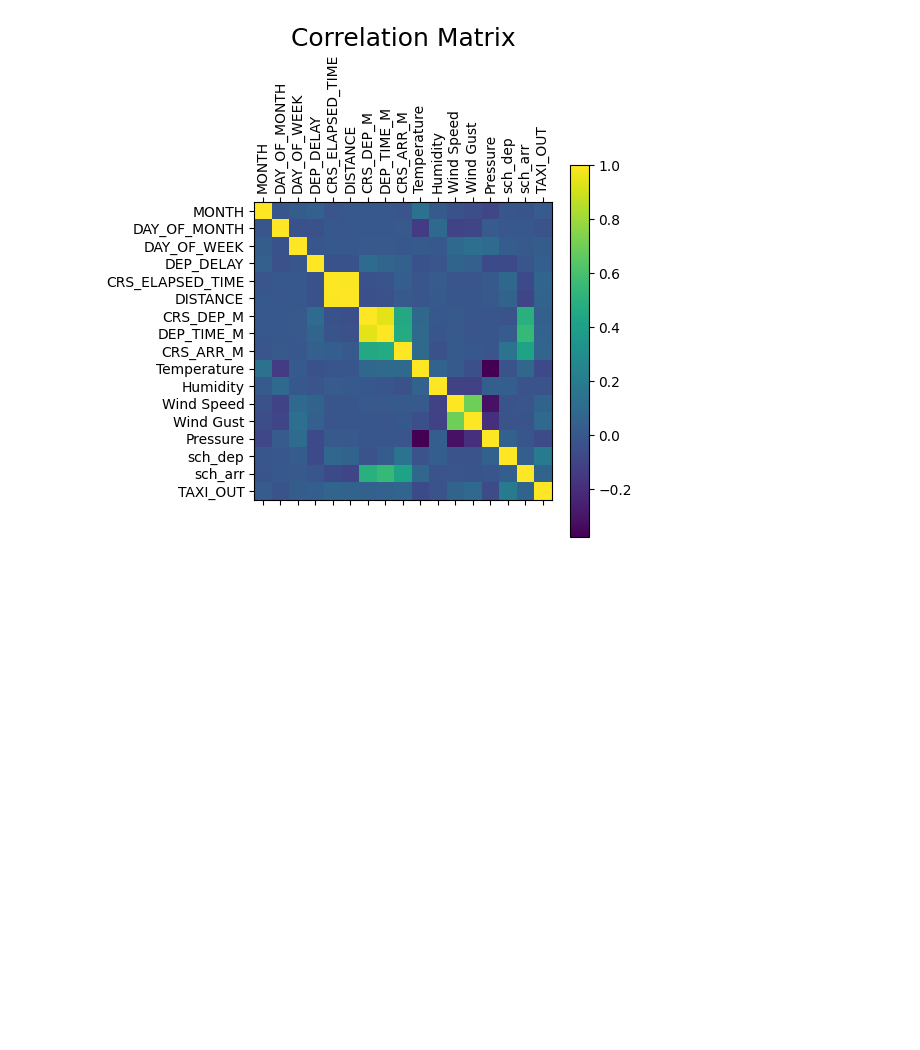
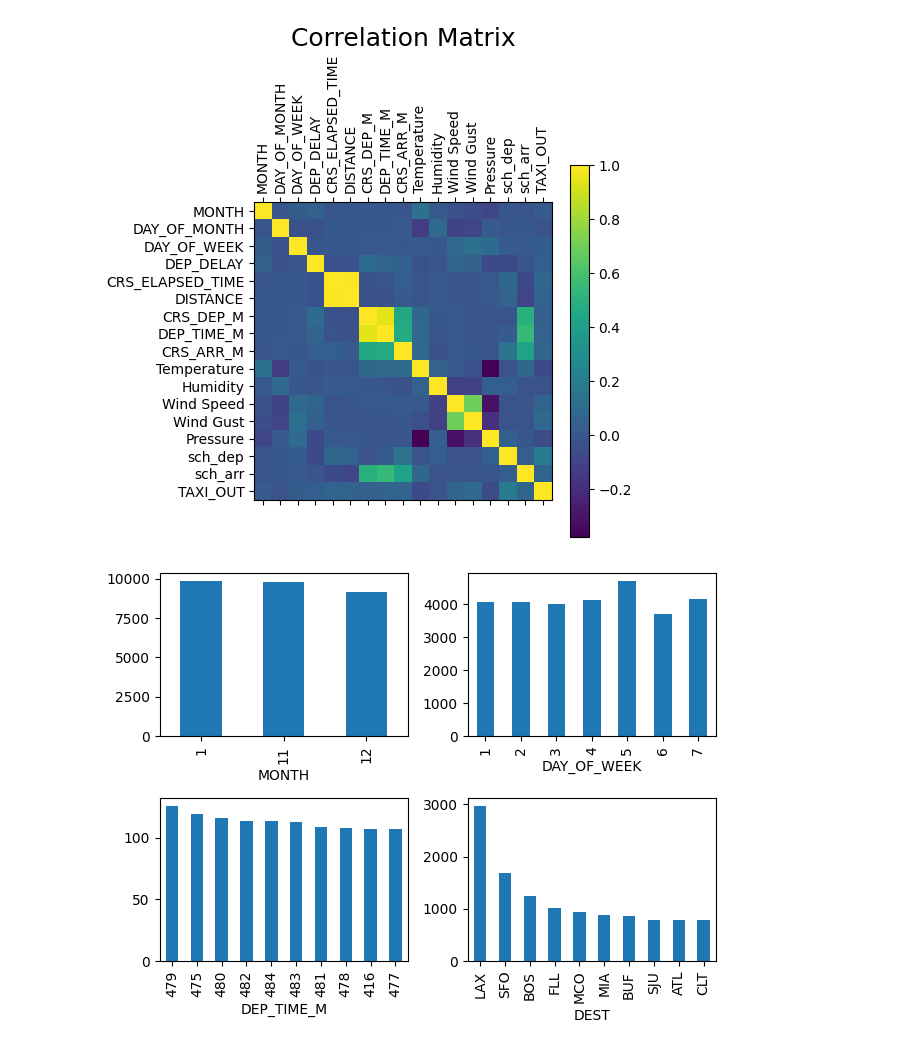
Before and after one commit to pkdc/plane-taxi-out-data-analysis, a Jupyter notebook: taxi-out-analysis.ipynb, the cells around one changed output. Cells and saved outputs as stored; diff of their text form; code cells hidden in the pictures; blank space fills up the shorter version.

```diff
--- a/taxi-out-analysis.ipynb
+++ b/taxi-out-analysis.ipynb
@@ -101,3 +101,24 @@ plt.savefig('correlation_matrix.jpeg')
 # %% [output]
 <Figure size 1600x1200 with 0 Axes>
 [figure]
+# %%
+fig, ax = plt.subplots(2,2)
+data_month_taxi_size = data.groupby('MONTH').size()
+data_month_taxi_size.plot(kind='bar', ax=ax[0][0])
+
+data_week_of_day = data.groupby('DAY_OF_WEEK').size()
+data_week_of_day.plot(kind='bar', ax=ax[0][1])
+
+data_dep_time = data.groupby('DEP_TIME_M').size()
+data_dep_time_top10 = data_dep_time.sort_values(ascending=False)[:10]
+data_dep_time_top10.plot(kind='bar', ax=ax[1][0])
+
+data_dest = data.groupby('DEST').size()
+data_dest_top10 = data_dest.sort_values(ascending=False)[:10]
+data_dest_top10.plot(kind='bar', ax=ax[1][1])
+
+plt.tight_layout()
+
+# data.iloc[:, 20]
+# %% [output]
+[figure, added]
```
Also changed, not shown: parts of 1 cell of this notebook.
